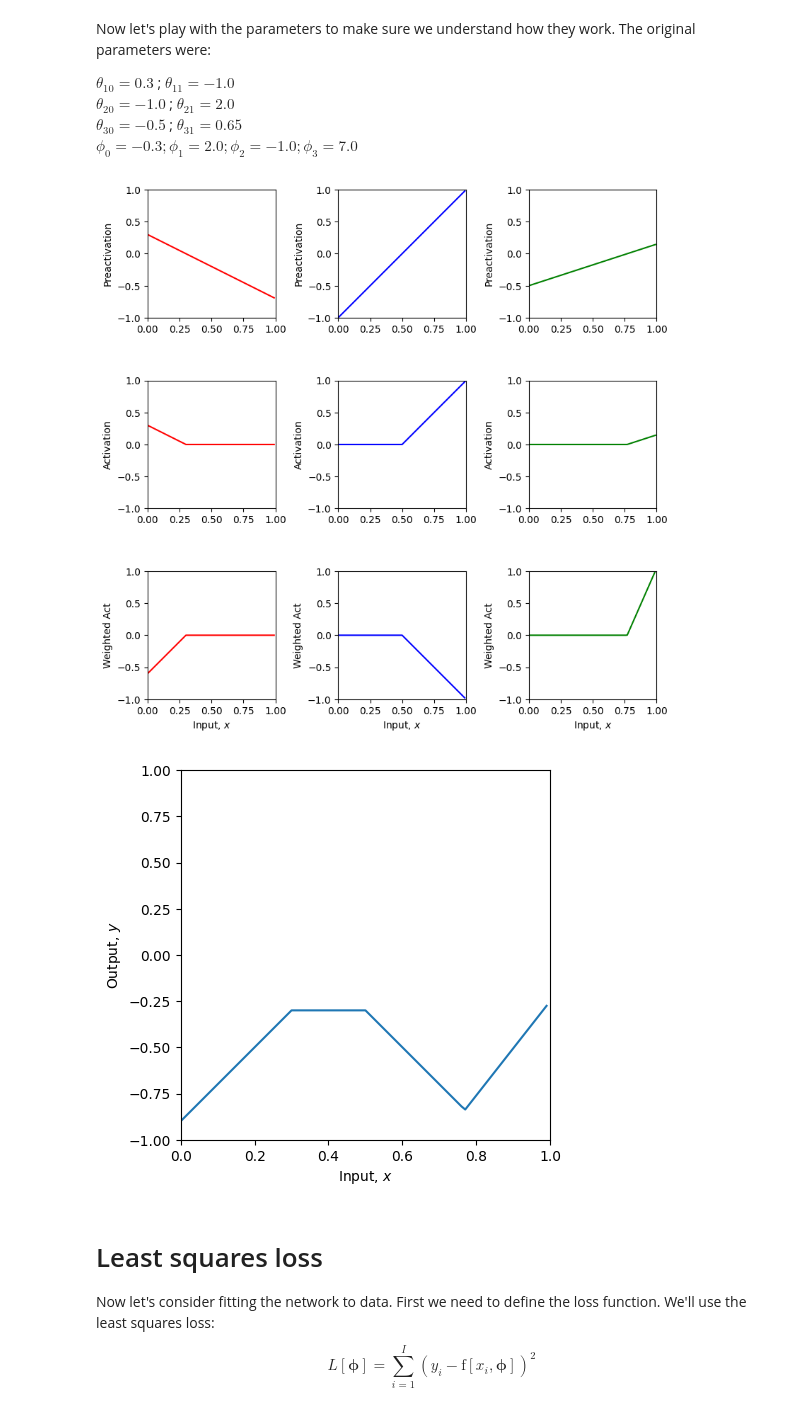
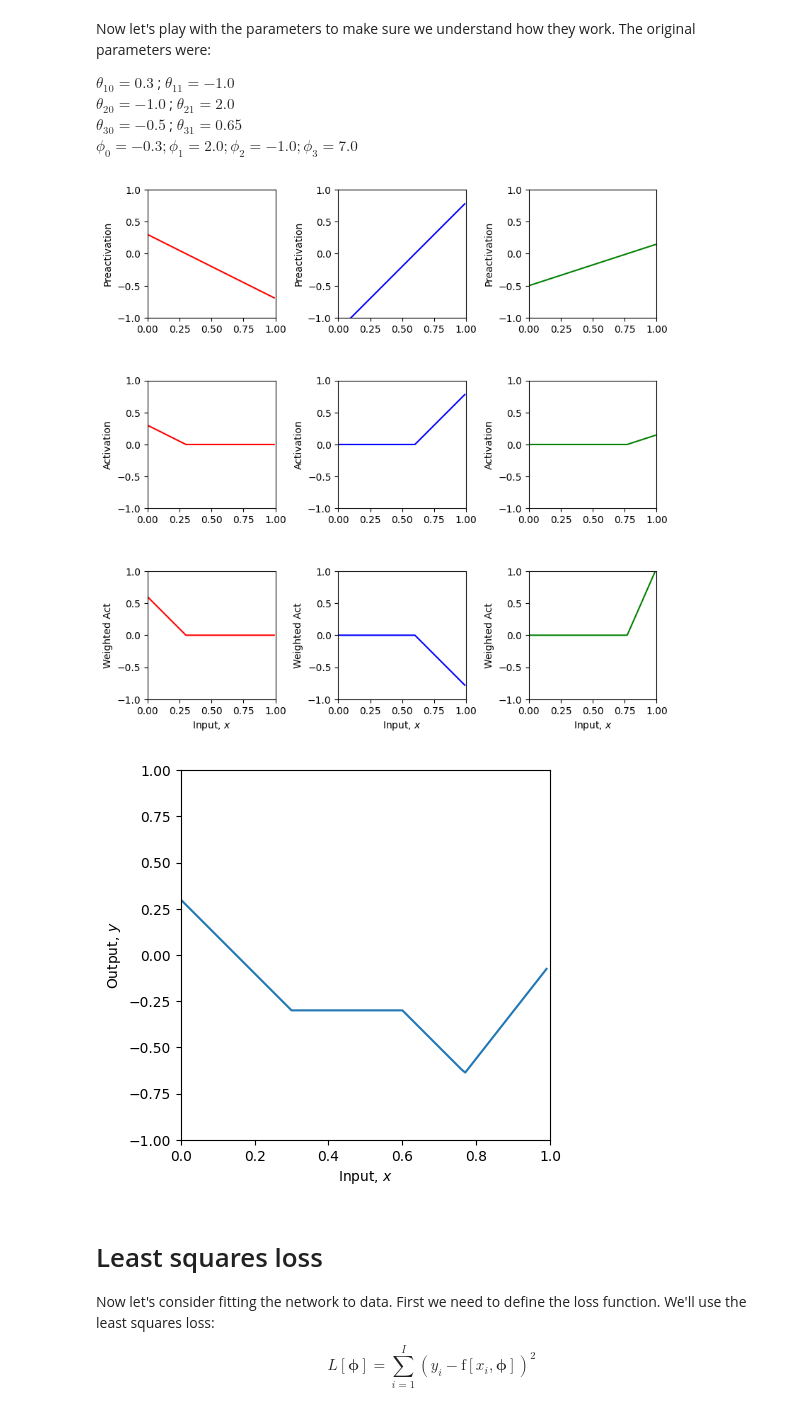
Before and after one commit to murilogustineli/UDL-book, a Jupyter notebook: Notebooks/Chap03/3_1_Shallow_Networks_I.ipynb, the cells around one changed output. Cells and saved outputs as stored; diff of their text form; code cells hidden in the pictures.

```diff
--- a/Notebooks/Chap03/3_1_Shallow_Networks_I.ipynb
+++ b/Notebooks/Chap03/3_1_Shallow_Networks_I.ipynb
@@ -145,7 +145,7 @@ $\phi_0 = -0.3; \phi_1 = 2.0; \phi_2 = -1.0; \phi_3 = 7.0$
 # Answer: the slope of the linear region determined by phi_1 became negative.
 
 # 4. Predict what effect setting theta_20 to -1.2 will have.  Check if you are correct.
-# Answer:
+# Answer: The slope of the linear region determined by theta_20 will shift a little bit to the right.
 
 # 5. Change the parameters so that there are only two "joints" (including outside the range of the plot)
 # There are actually three ways to do this. See if you can figure them all out
@@ -154,35 +154,38 @@ $\phi_0 = -0.3; \phi_1 = 2.0; \phi_2 = -1.0; \phi_3 = 7.0$
 # How could you change theta_10 so that all of the segments have non-zero slopes
 
 
 # 7. What do you predict would happen if you multiply theta_20 and theta21 by 0.5, and phi_2 by 2.0?
 # Check if you are correct.
 
 
 # 8. What do you predict would happen if you multiply theta_20 and theta21 by -0.5, and phi_2 by -2.0?
 # Check if you are correct.
 
 
 theta_10 =  0.3 ; theta_11 = -1.0
 theta_20 = -1.0  ; theta_21 = 2.0
 theta_30 = -0.5  ; theta_31 = 0.65
 phi_0 = -0.3; phi_1 = 2.; phi_2 = -1.0; phi_3 = 7.0
 # 2) multiplying phy_1, phi_2, and phi_3 by 0.5
 # phi_0 = -0.3; phi_1 = 2.0*0.5; phi_2 = -1.0*0.5; phi_3 = 7.0*0.5
 
 # 3) multiplying phi_1 to -1
 # phi_1 *= -1
 
+# 4) Set theta_20 to -1.2
+theta_20 = -1.2
+
 # Define a range of input values
 x = np.arange(0,1,0.01)
 
 # We run the neural network for each of these input values
 y, pre_1, pre_2, pre_3, act_1, act_2, act_3, w_act_1, w_act_2, w_act_3 = \
     shallow_1_1_3(x, ReLU, phi_0,phi_1,phi_2,phi_3, theta_10, theta_11, theta_20, theta_21, theta_30, theta_31)
 # And then plot it
 plot_neural(x, y, pre_1, pre_2, pre_3, act_1, act_2, act_3, w_act_1, w_act_2, w_act_3, plot_all=True)
 # %% [output]
-[figure, old version]
+[figure, new version]
-[figure, old version]
+[figure, new version]
 # %% [markdown]
 # Least squares loss
 
```
